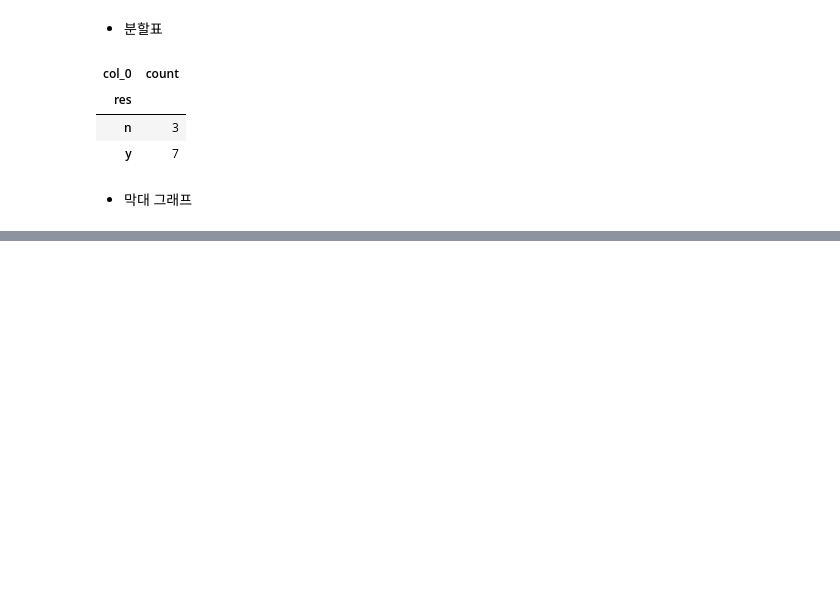
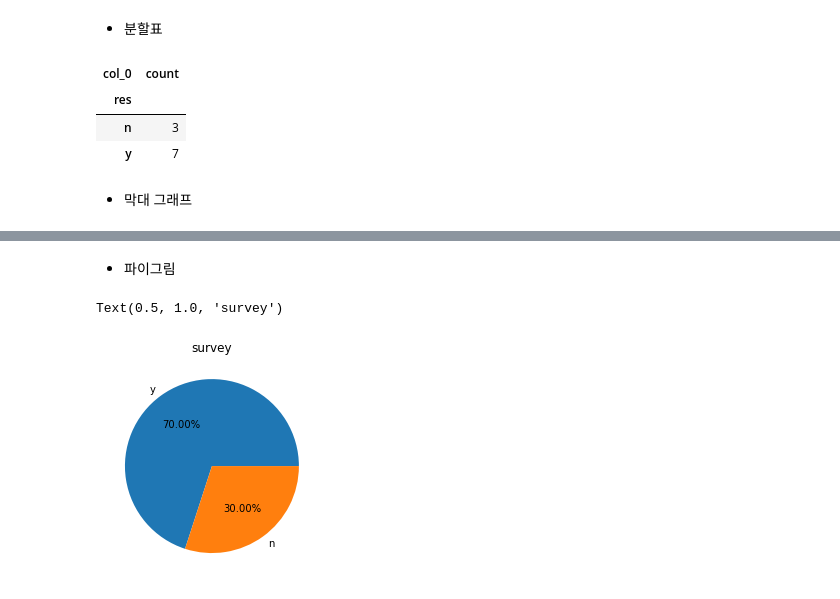
Before and after one commit to hellosunil/TIL-Today-I-Learned-, a Jupyter notebook: Python 통계 프로그래밍.ipynb, the cells around one changed output, grey strips where cells are left out. Saved outputs shown, nothing was run; the diff lists cells and outputs as text; code cells hidden in the pictures; blank space fills up the shorter version.

```diff
--- a/Python 통계 프로그래밍.ipynb
+++ b/Python 통계 프로그래밍.ipynb
@@ -2501,0 +2522,10 @@ ValueError: The number of FixedLocator locations (2), usually from a call to set
+# %% [markdown]
+* 파이그림
+# %%
+ans = ('y', 'n')
+freq = [7, 3]
+plt.pie(freq, labels = ans, autopct = '%1.2f%%') # 소수점 둘째 자리까지 표시
+plt.title('survey')
+# %% [output]
+Text(0.5, 1.0, 'survey')
+[figure, added]
```
Also changed, not shown: parts of 14 cells of this notebook, 23 other files.
